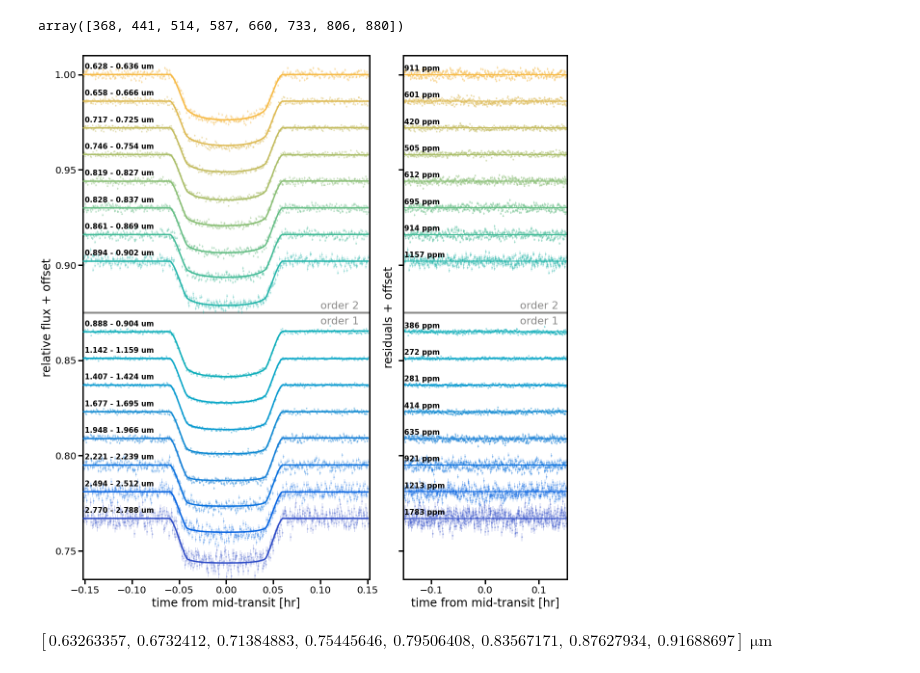
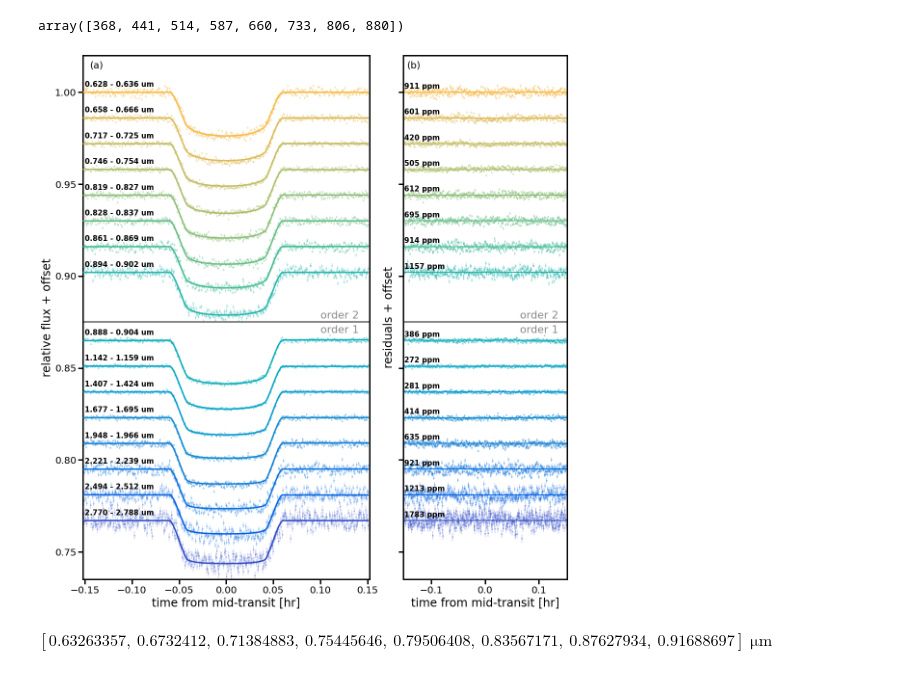
Before and after one commit to afeinstein20/wasp39b_niriss_paper, a Jupyter notebook: figure1.ipynb, the cells around one changed output. Cells and saved outputs as stored; diff of their text form; code cells hidden in the pictures.

```diff
--- a/figure1.ipynb
+++ b/figure1.ipynb
@@ -348,36 +348,39 @@ for i in inds:
     ax2.errorbar(data1['time']-midpoint, (flux-model)-offset*o-add_offset,
                  yerr=err,
                  linestyle='', marker='.',
                  color=temp_colors[c], alpha=0.3)
 
     ax2.axhline(-offset*o-add_offset, color=temp_colors[c], zorder=0, lw=2)
 
     o += 1
     c += 1
 
 
 ax1.set_xlim(-0.152,0.152)
 ax2.set_xlim(-0.152,0.152)
 
 fs = 24
 ax2.set_ylabel('residuals + offset'.format(i+1), fontsize=fs)
 ax1.set_ylabel('relative flux + offset'.format(i+1), fontsize=fs)
 ax1.set_xlabel('time from mid-transit [hr]', fontsize=fs)
 ax2.set_xlabel('time from mid-transit [hr]', fontsize=fs)
 
-ax1.set_ylim(0.735, 1.01)
-ax2.set_ylim(-0.265, 0.01)
+ax1.set_ylim(0.735, 1.02)
+ax2.set_ylim(-0.265, 0.02)
 ax2.set_yticklabels([])
+
+ax1.text(s='(a)', x=-0.145, y=1.013)
+ax2.text(s='(b)', x=-0.145, y=0.013)
 
 ax1.set_rasterized(True)
 ax2.set_rasterized(True)
 
 plt.subplots_adjust(wspace=0.15, hspace=0)
 plt.savefig('/Users/belugawhale/Documents/niriss_real/wasp39/paper_figures/spec_lcs.pdf',
             dpi=200, rasterize=True,
             bbox_inches='tight')
 # %% [output]
-[figure, old version]
+[figure, new version]
 # %%
 np.linspace(data2['w370'][0], data2['w1000'][0], 8)
 # %% [output]
```
Also changed, not shown: 16 other files.
